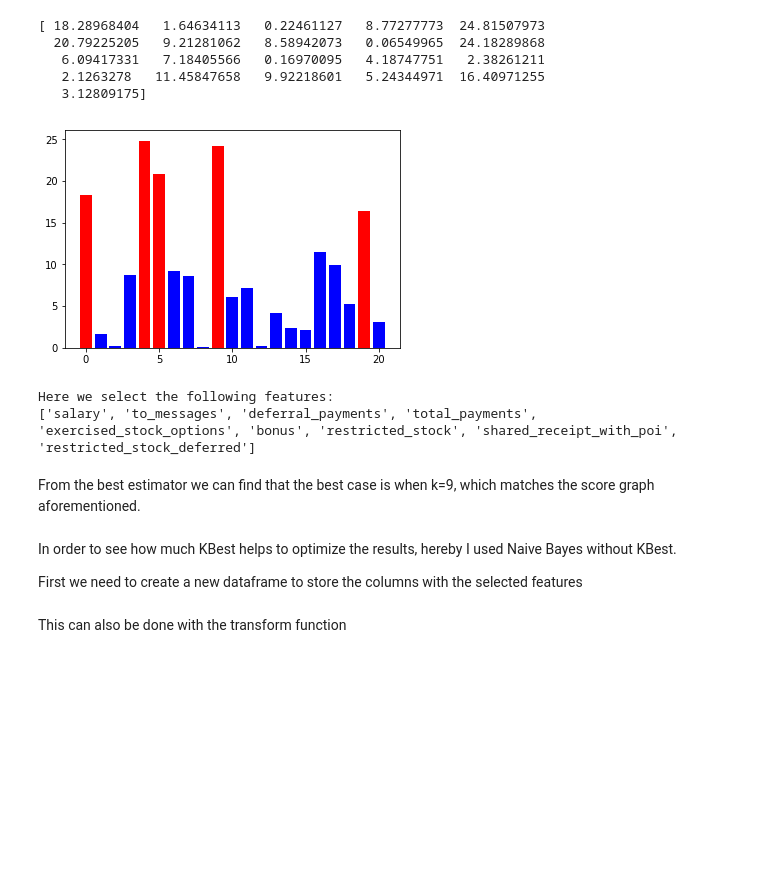
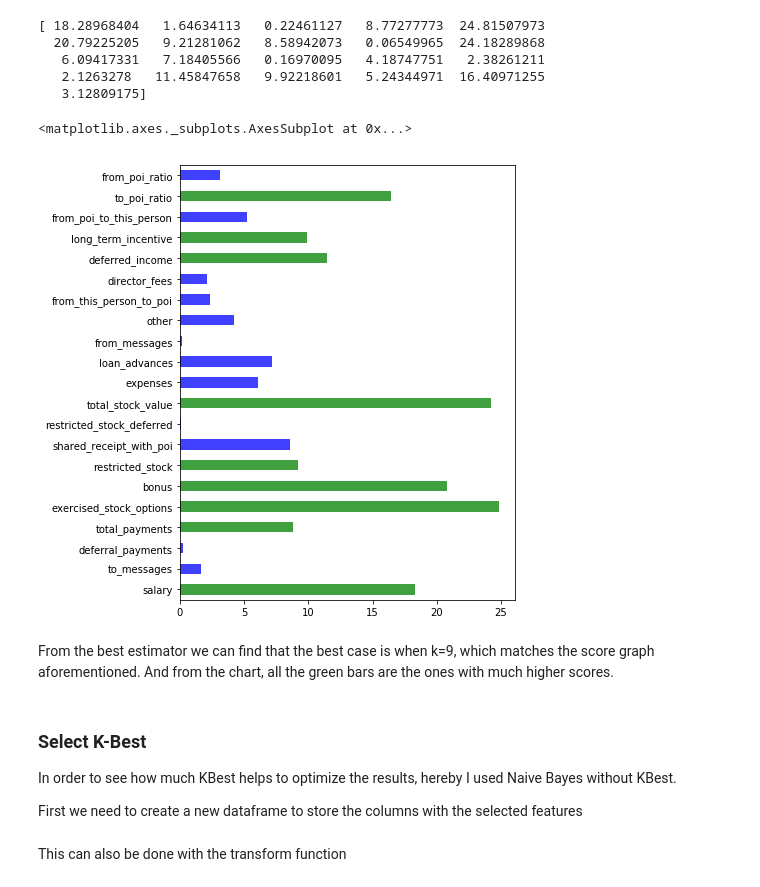
Before and after one commit to xmindata/Enron, a Jupyter notebook: Enron_fraud.ipynb, the cells around one changed output. Cells and saved outputs as stored; diff of their text form; code cells hidden in the pictures; blank space fills up the shorter version.

Commit message:
Feat: Debug, modify the chart, add DecisionTree and SVM

```diff
--- a/Enron_fraud.ipynb
+++ b/Enron_fraud.ipynb
@@ -758,24 +750,17 @@ print features_scores.scores_
    6.09417331   7.18405566   0.16970095   4.18747751   2.38261211
    2.1263278   11.45847658   9.92218601   5.24344971  16.40971255
    3.12809175]
-# %%
-features_k = []
-plt.figure()
-#COLORS = 'bgrcmyk'
-#colors = ['r' if feature>10 else 'b' for feature in features_k.scores_]
-for i, feature in enumerate(features_scores.scores_):
-    plt.bar(i, feature, color = ['r' if feature>15 else 'b'])
-    if i< 9:
-        features_k.append(features_list[i+1])
-plt.show()
-print "Here we select the following features: \n", features_k
-# %% [output]
-[figure, removed]
-Here we select the following features:
-['salary', 'to_messages', 'deferral_payments', 'total_payments', 'exercised_stock_options', 'bonus', 'restricted_stock', 'shared_receipt_with_poi', 'restricted_stock_deferred']
+# %%
+scores = pd.Series(features_scores.scores_, index = features.columns)
+# %%
+scores.plot(kind = "barh", figsize = (6,8), color = np.where(scores > 8.6, 'g', 'b'), alpha = 0.75)
+# %% [output]
+<matplotlib.axes._subplots.AxesSubplot at 0x...>
+[figure, added]
 # %% [markdown]
-From the best estimator we can find that the best case is when k=9, which matches the score graph aforementioned.
+From the best estimator we can find that the best case is when k=9, which matches the score graph aforementioned. And from the chart, all the green bars are the ones with much higher scores.
 # %% [markdown]
+### Select K-Best
 In order to see how much KBest helps to optimize the results, hereby I used Naive Bayes without KBest.
 
 First we need to create a new dataframe to store the columns with the selected features
```
Also changed, not shown: parts of 66 cells of this notebook.
